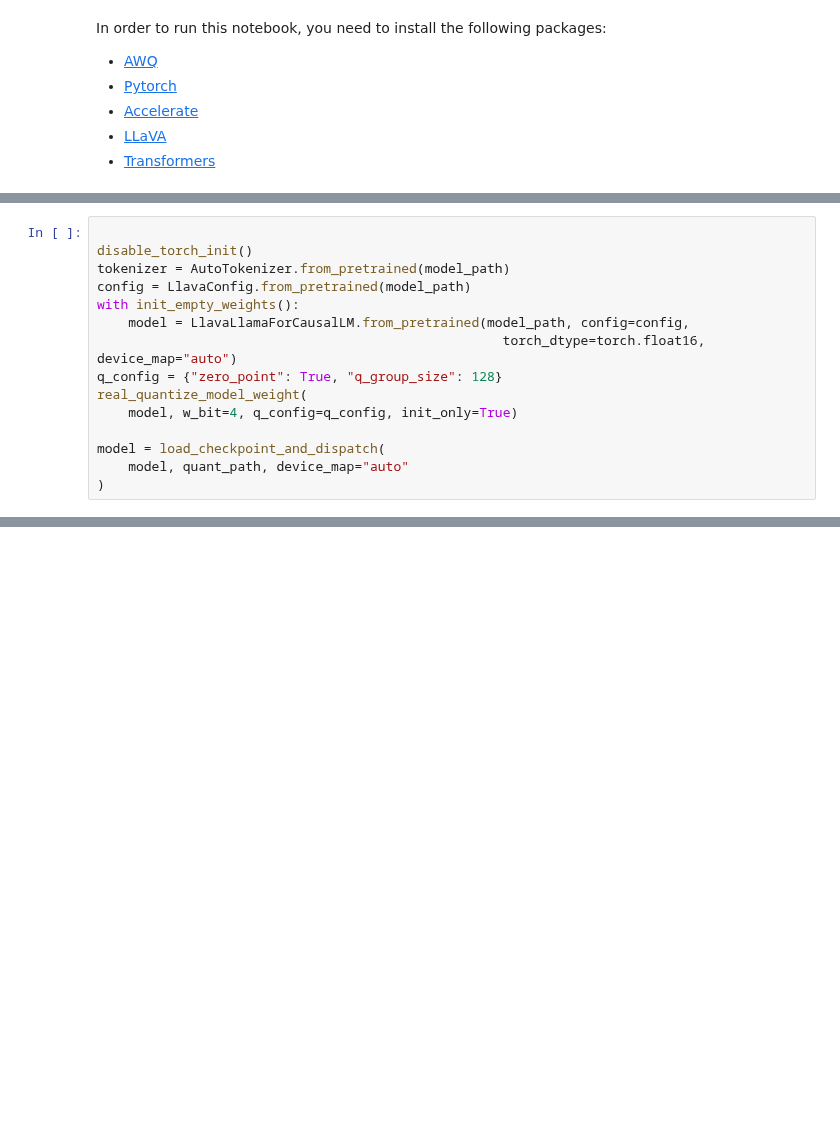
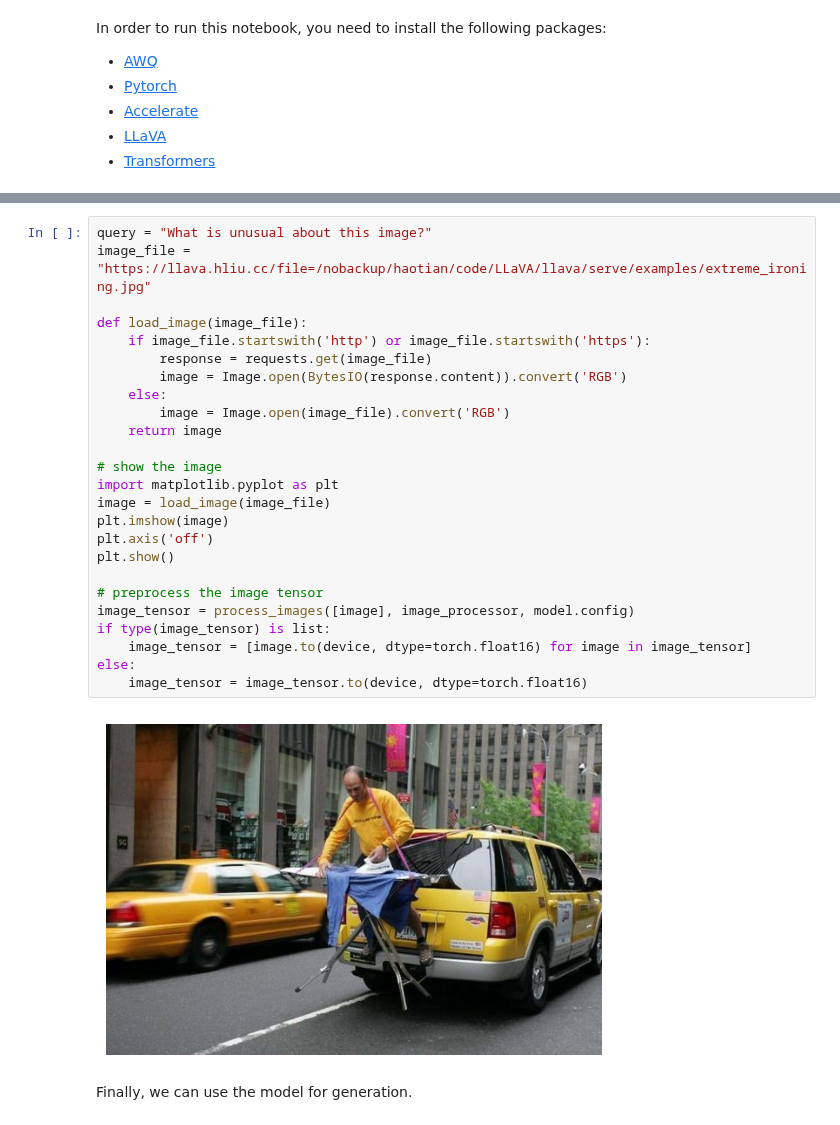
Before and after one commit to mit-han-lab/llm-awq, a Jupyter notebook: examples/llava_demo.ipynb, the cells around one changed output, grey strips where cells are left out. Saved outputs shown, nothing was run; the diff lists cells and outputs as text; blank space fills up the shorter version.

```diff
--- a/examples/llava_demo.ipynb
+++ b/examples/llava_demo.ipynb
@@ -63,15 +161,0 @@ We first load a empty model and replace all the linear layers with WQLinear laye
-# %%
-
-disable_torch_init()
-tokenizer = AutoTokenizer.from_pretrained(model_path)
-config = LlavaConfig.from_pretrained(model_path)
-with init_empty_weights():
-    model = LlavaLlamaForCausalLM.from_pretrained(model_path, config=config,
-                                                    torch_dtype=torch.float16, device_map="auto")
-q_config = {"zero_point": True, "q_group_size": 128}
-real_quantize_model_weight(
-    model, w_bit=4, q_config=q_config, init_only=True)
-
-model = load_checkpoint_and_dispatch(
-    model, quant_path, device_map="auto"
-)
@@ -150,0 +162,29 @@ The unusual aspect of this image is that a man is standing on a portable ironing
+# %%
+query = "What is unusual about this image?"
+image_file = "https://llava.hliu.cc/file=/nobackup/haotian/code/LLaVA/llava/serve/examples/extreme_ironing.jpg"
+
+def load_image(image_file):
+    if image_file.startswith('http') or image_file.startswith('https'):
+        response = requests.get(image_file)
+        image = Image.open(BytesIO(response.content)).convert('RGB')
+    else:
+        image = Image.open(image_file).convert('RGB')
+    return image
+
+# show the image
+import matplotlib.pyplot as plt
+image = load_image(image_file)
+plt.imshow(image)
+plt.axis('off')
+plt.show()
+
+# preprocess the image tensor
+image_tensor = process_images([image], image_processor, model.config)
+if type(image_tensor) is list:
+    image_tensor = [image.to(device, dtype=torch.float16) for image in image_tensor]
+else:
+    image_tensor = image_tensor.to(device, dtype=torch.float16)
+# %% [output]
+[figure, added]
+# %% [markdown]
+Finally, we can use the model for generation.
```
Also changed, not shown: parts of 15 cells of this notebook, 17 other files.
